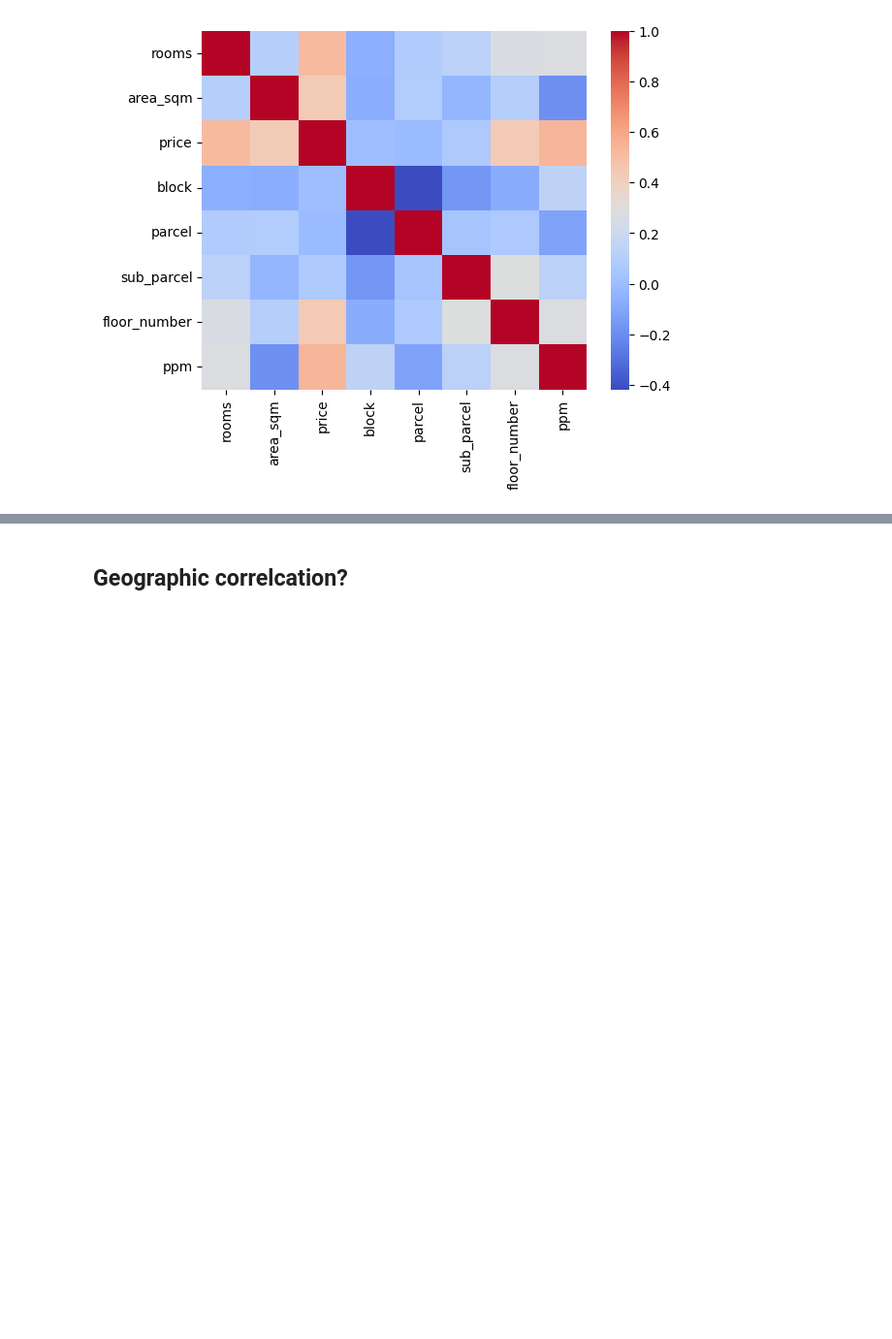
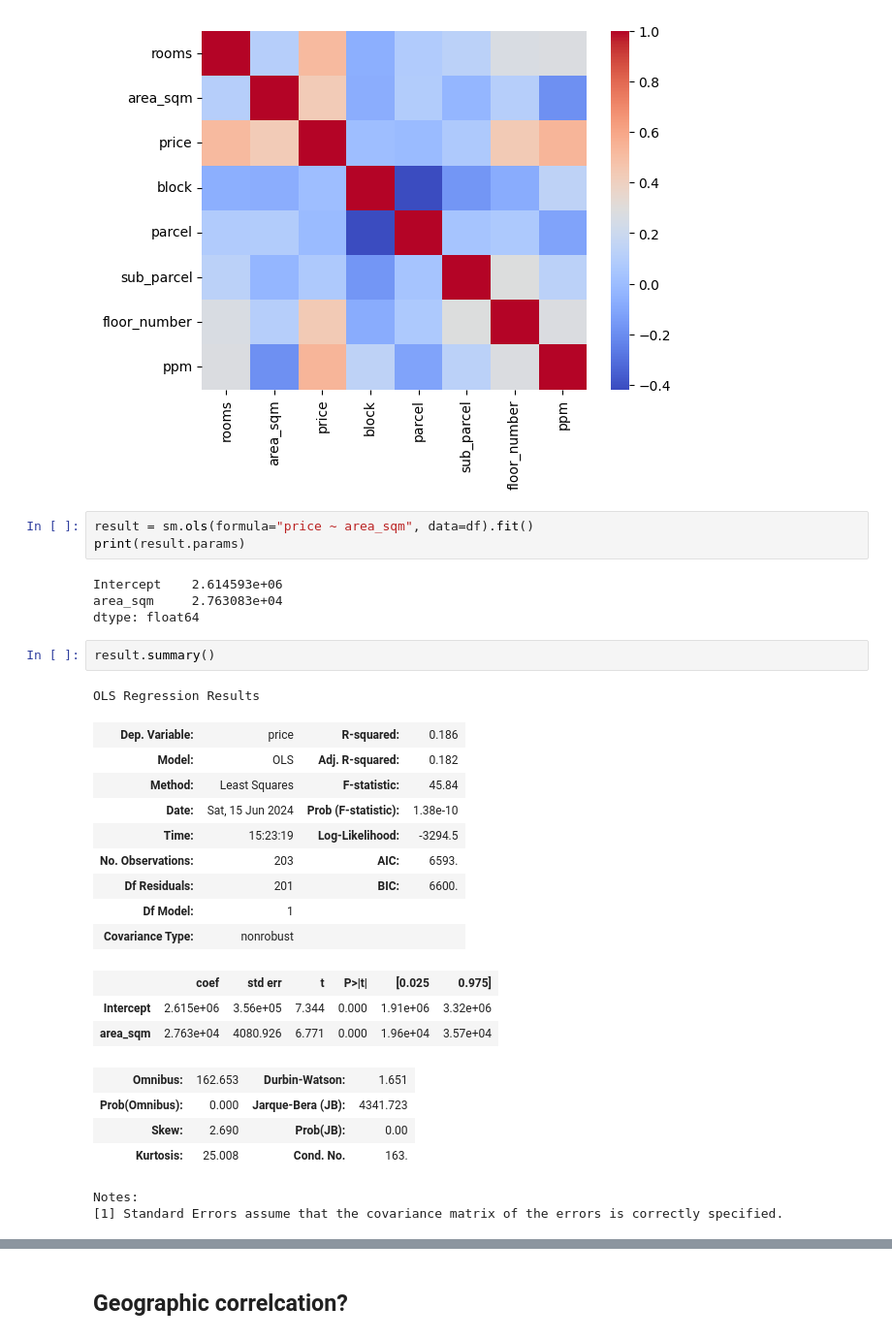
Before and after one commit to Shai2u/gis_ml_workshop_2024, a Jupyter notebook: Ex/Ex 2/Ex_2_data_preperation.ipynb, the cells around one changed output, grey strips where cells are left out. Shown: that part at 97% size. Saved outputs shown, nothing was run; the diff lists cells and outputs as text; blank space fills up the shorter version.

Commit message:
Add statistical reports

```diff
--- a/Ex/Ex 2/Ex_2_data_preperation.ipynb
+++ b/Ex/Ex 2/Ex_2_data_preperation.ipynb
@@ -815,3 +816,32 @@ sns.heatmap(corr, cmap='coolwarm')
 plt.show()
 # %% [output]
 [figure]
+# %%
+result = sm.ols(formula="price ~ area_sqm", data=df).fit()
+print(result.params)
+# %% [output]
+Intercept    2.614593e+06
+area_sqm     2.763083e+04
+dtype: float64
+# %%
+result.summary()
+# %% [output]
+OLS Regression Results
+| Dep. Variable: | price | R-squared: | 0.186 |
+| Model: | OLS | Adj. R-squared: | 0.182 |
+| Method: | Least Squares | F-statistic: | 45.84 |
+| Date: | Sat, 15 Jun 2024 | Prob (F-statistic): | 1.38e-10 |
+| Time: | 15:23:19 | Log-Likelihood: | -3294.5 |
+| No. Observations: | 203 | AIC: | 6593. |
+| Df Residuals: | 201 | BIC: | 6600. |
+| Df Model: | 1 |  |  |
+| Covariance Type: | nonrobust |  |  |
+|  | coef | std err | t | P>|t| | [0.025 | 0.975] |
+| Intercept | 2.615e+06 | 3.56e+05 | 7.344 | 0.000 | 1.91e+06 | 3.32e+06 |
+| area_sqm | 2.763e+04 | 4080.926 | 6.771 | 0.000 | 1.96e+04 | 3.57e+04 |
+| Omnibus: | 162.653 | Durbin-Watson: | 1.651 |
+| Prob(Omnibus): | 0.000 | Jarque-Bera (JB): | 4341.723 |
+| Skew: | 2.690 | Prob(JB): | 0.00 |
+| Kurtosis: | 25.008 | Cond. No. | 163. |
+Notes:
+[1] Standard Errors assume that the covariance matrix of the errors is correctly specified.
```
Also changed, not shown: parts of 8 cells of this notebook.
